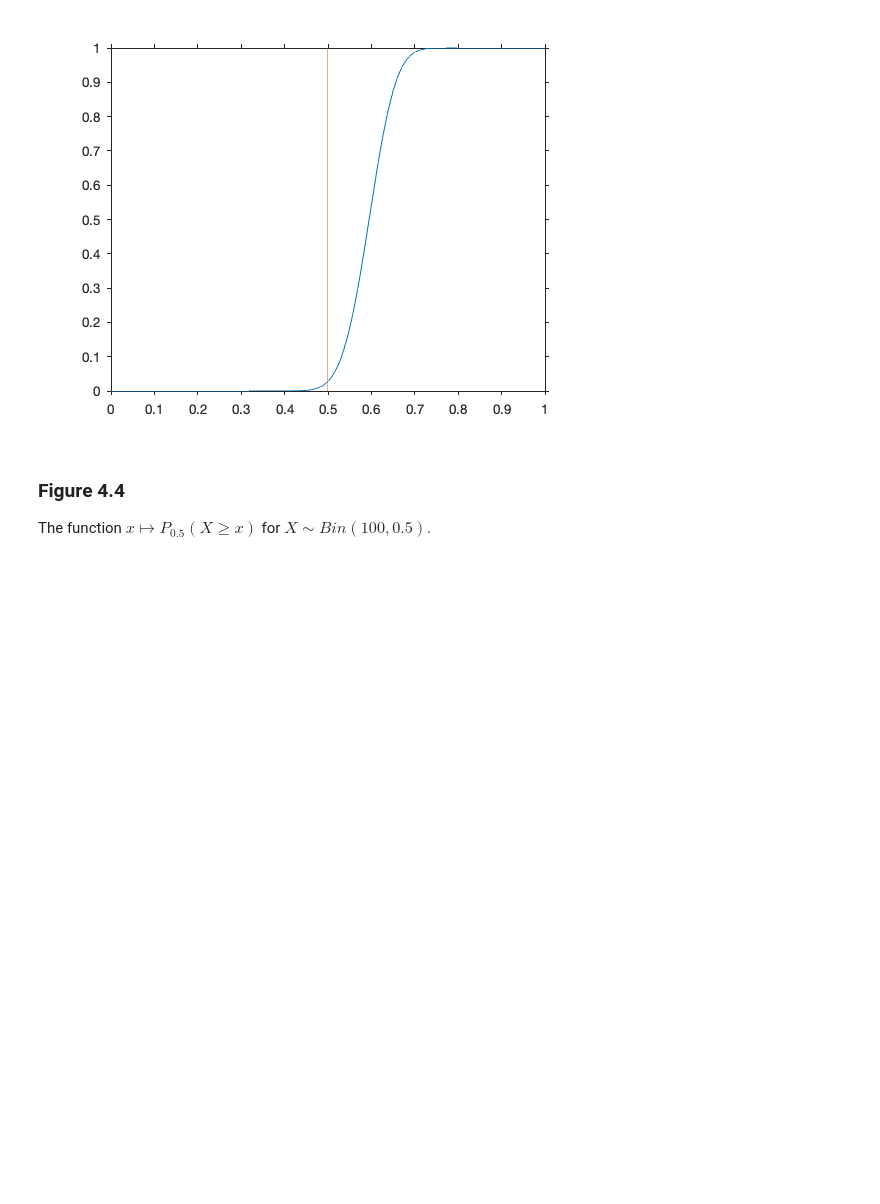
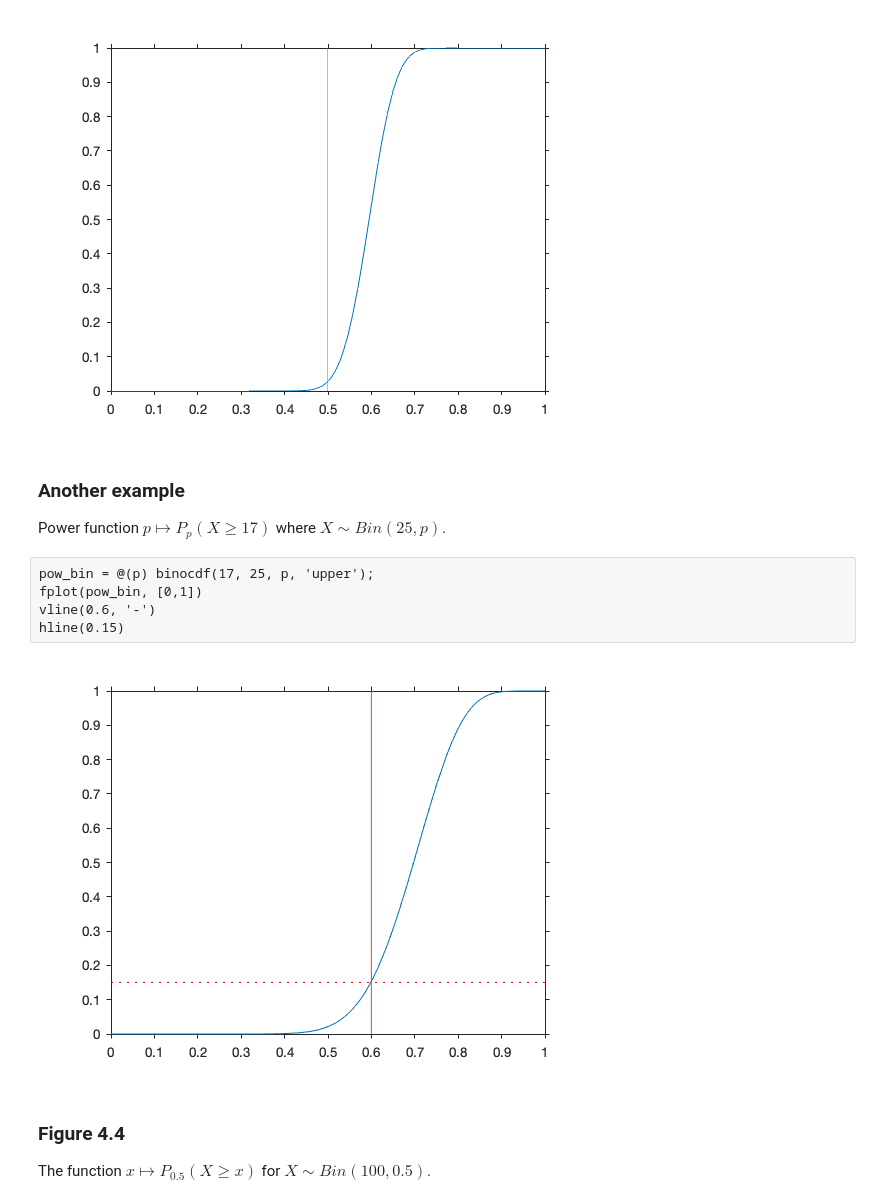
Before and after one commit to StaThin/statmat, a Jupyter notebook: jupyter/Chapter 4.ipynb, the cells around one changed output. Cells and saved outputs as stored; diff of their text form; blank space fills up the shorter version.

```diff
--- a/jupyter/Chapter 4.ipynb
+++ b/jupyter/Chapter 4.ipynb
@@ -43,6 +43,17 @@ fplot(pow_bin, [0,1])
 vline(0.5, '-')
 # %% [output]
 [figure]
+# %% [markdown]
+### Another example
+
+Power function $p \mapsto P_p(X \ge 17)$ where $X\sim Bin(25, p)$.
+# %%
+pow_bin = @(p) binocdf(17, 25, p, 'upper');
+fplot(pow_bin, [0,1])
+vline(0.6, '-')
+hline(0.15)
+# %% [output]
+[figure, added]
 # %% [markdown]
 ### Figure 4.4
 The function $x \mapsto P_{0.5}(X\ge x)$ for $X \sim Bin(100, 0.5)$.
```
Also changed, not shown: parts of 2 cells of this notebook.
